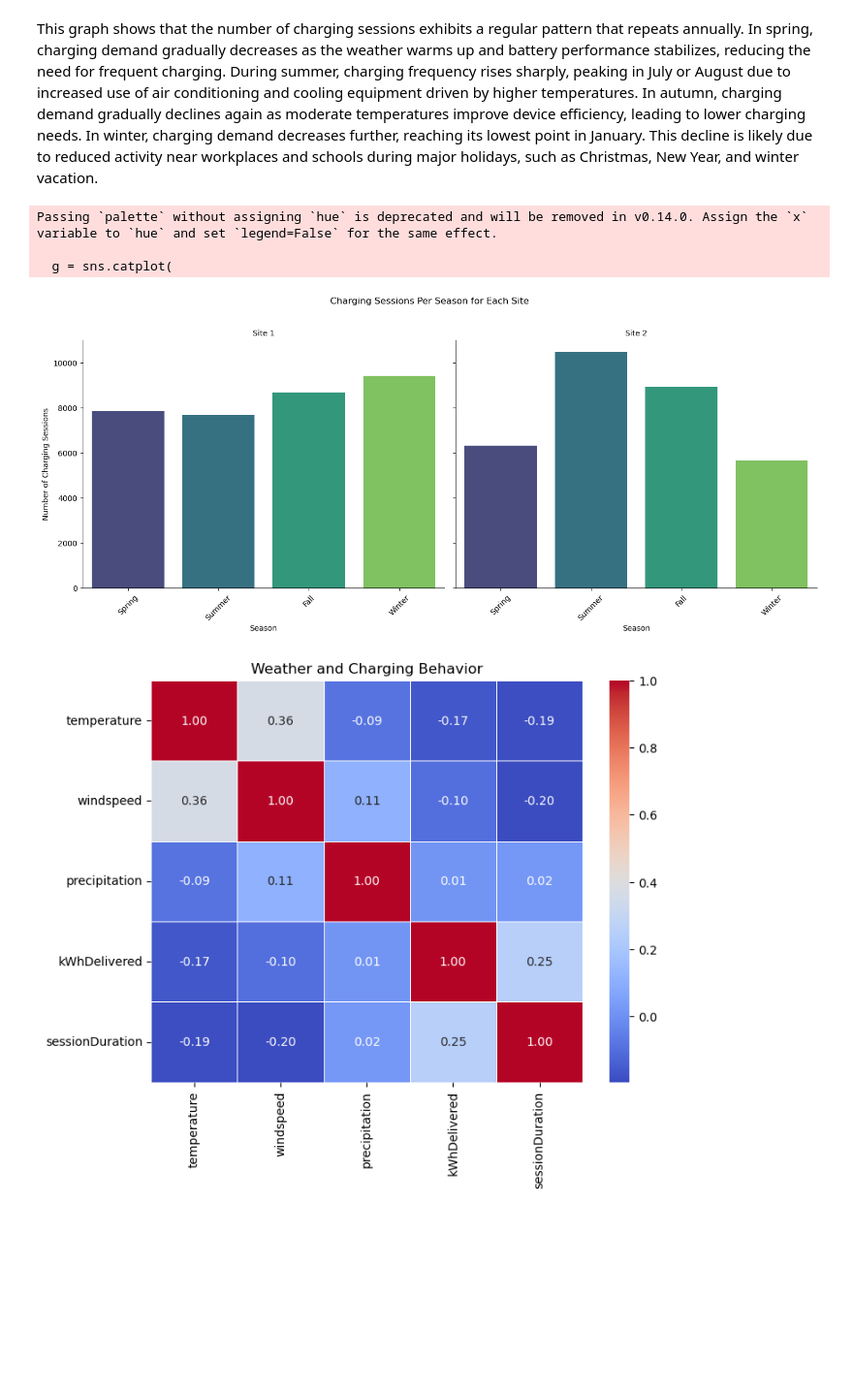
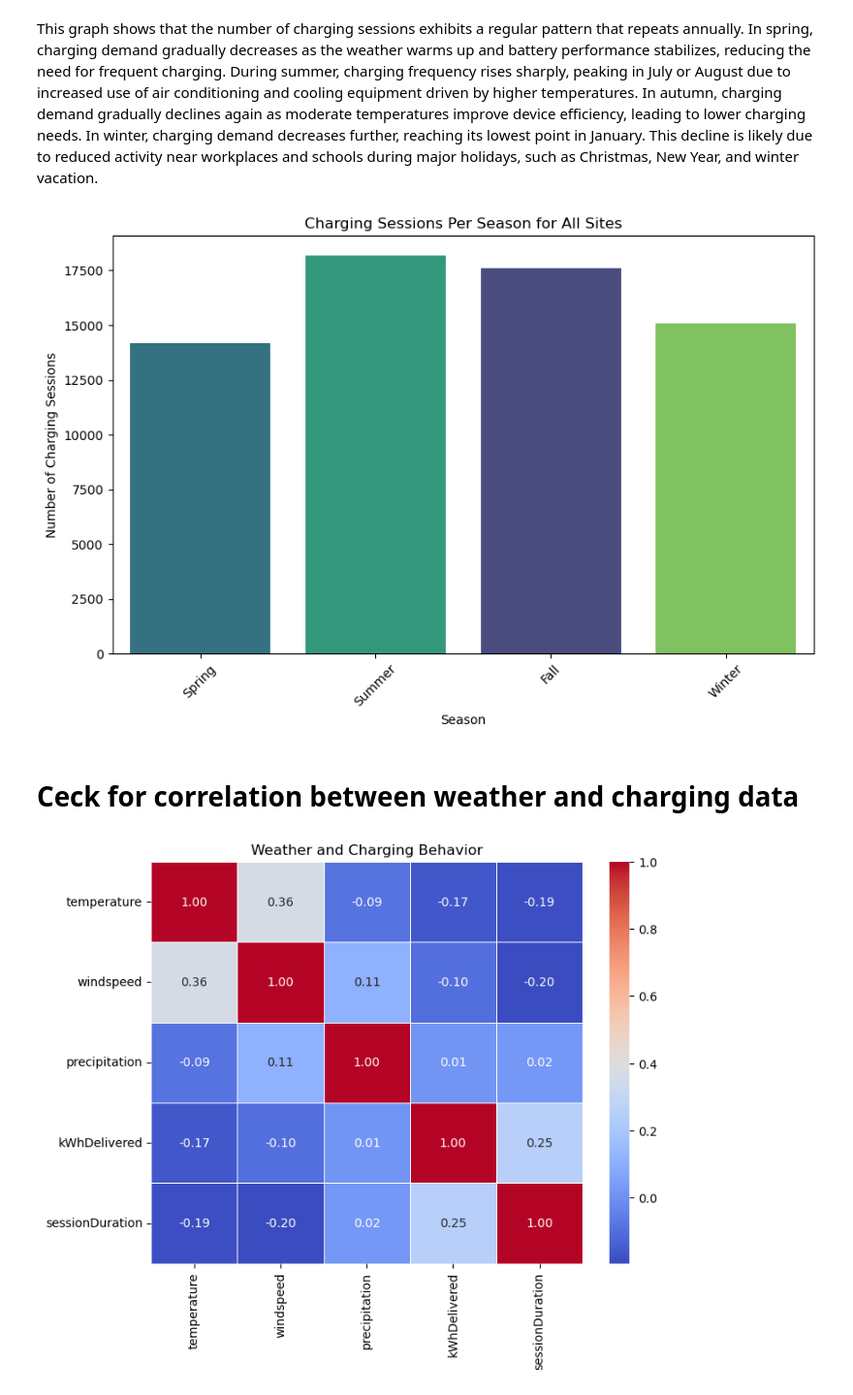
Before and after one commit to JanRkck/AA24, a Jupyter notebook: Task2a.ipynb, the cells around one changed output. Shown at 97% size. Cells and saved outputs as stored; diff of their text form; code cells hidden in the pictures; blank space fills up the shorter version.

```diff
--- a/Task2a.ipynb
+++ b/Task2a.ipynb
@@ -341,53 +341,39 @@ This graph shows that the number of charging sessions exhibits a regular pattern
 # %%
 # extract the month
 df_ev['month'] = df_ev['connectionTime'].dt.month
 
 # Define the seasons based on months
 def get_season(month):
     if month in [3, 4, 5]:
         return 'Spring'
     elif month in [6, 7, 8]:
         return 'Summer'
     elif month in [9, 10, 11]:
         return 'Fall'
     else:
         return 'Winter'
 
 df_ev['season'] = df_ev['month'].apply(get_season)
 
 # Define the custom order for seasons
 season_order = ['Spring', 'Summer', 'Fall', 'Winter']
 
-# Group the data by season and site
-season_data = df_ev.groupby(['season', 'siteID']).size().reset_index(name='session_count')
+# Group the data by season
+season_data = df_ev.groupby('season').size().reset_index(name='session_count')
 
-# Create a FacetGrid to plot the two sites side by side
-g = sns.catplot(
-    data=season_data,
-    x='season',
-    y='session_count',
-    col='siteID',
-    kind='bar',
-    order=season_order,
-    height=6,
-    aspect=1.2,
-    palette='viridis',
-    sharey=True  # Ensures both plots have the same y-axis scale
-)
-
-# Customize the plot
-g.set_titles("Site {col_name}")
-g.set_axis_labels("Season", "Number of Charging Sessions")
-g.set_xticklabels(rotation=45)
-plt.subplots_adjust(top=0.85)
-g.fig.suptitle("Charging Sessions Per Season for Each Site")
-
+# Plot the number of charging sessions per season for all sites
+plt.figure(figsize=(10, 6))
+#sns.barplot(x='season', y='session_count', data=season_data, order=season_order, palette='viridis')
+sns.barplot(x='season', y='session_count', hue='season', data=season_data, order=season_order, palette='viridis', dodge=False, legend=False)
+plt.title('Charging Sessions Per Season for All Sites')
+plt.xlabel('Season')
+plt.ylabel('Number of Charging Sessions')
+plt.xticks(rotation=45)
 plt.show()
 # %% [output]
-Passing `palette` without assigning `hue` is deprecated and will be removed in v0.14.0. Assign the `x` variable to `hue` and set `legend=False` for the same effect.
-
-  g = sns.catplot(
-[figure, old version]
+[figure, new version]
+# %% [markdown]
+# Ceck for correlation between weather and charging data
 # %%
 df_ev['sessionDuration'] = (df_ev['disconnectTime'] - df_ev['connectionTime']).dt.total_seconds() / 3600
 
```
Also changed, not shown: 1 other file.
